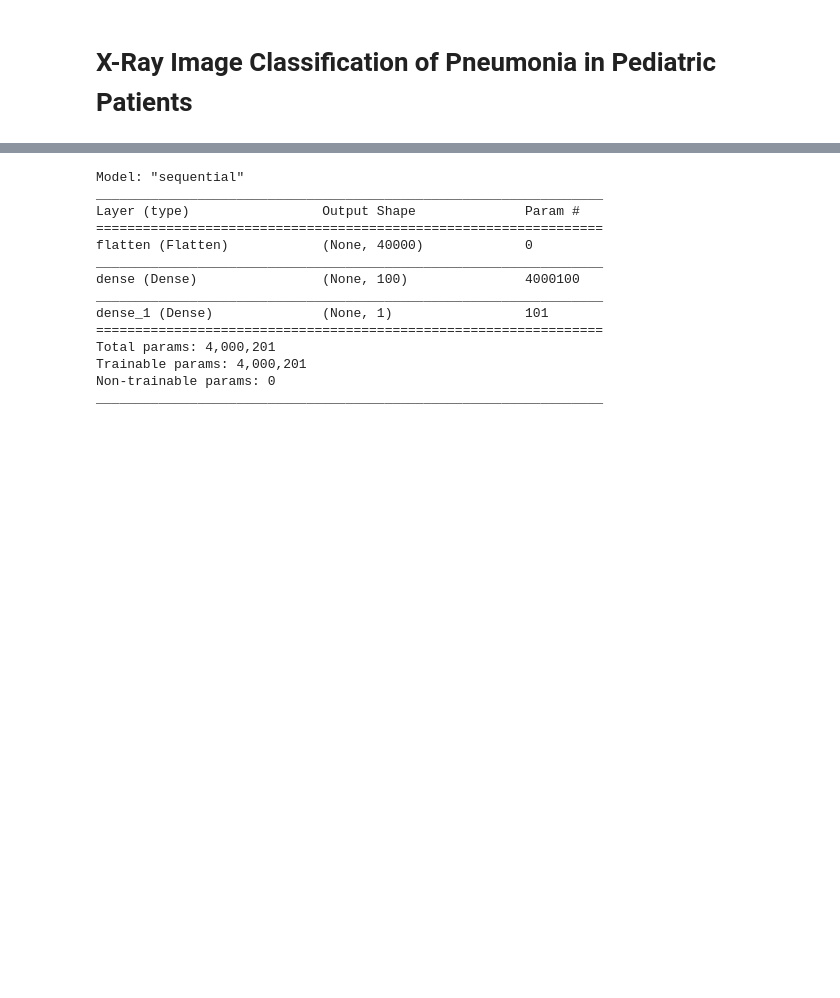
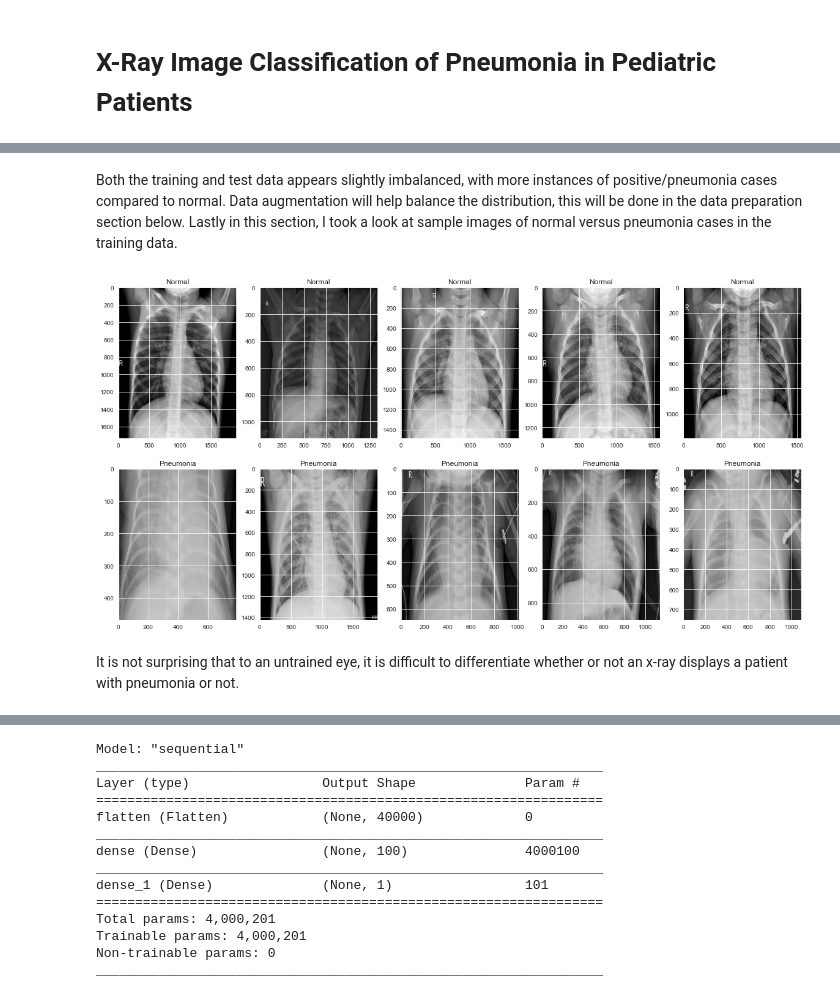
Before and after one commit to toscatle/pneumonia_xray_analysis, a Jupyter notebook: pneumonia_xray_analysis.ipynb, the cells around one changed output, grey strips where cells are left out. Saved outputs shown, nothing was run; the diff lists cells and outputs as text; code cells hidden in the pictures; blank space fills up the shorter version.

```diff
--- a/pneumonia_xray_analysis.ipynb
+++ b/pneumonia_xray_analysis.ipynb
@@ -273,0 +151,31 @@ model_1 = baseline_model()
+# %% [markdown]
+Both the training and test data appears slightly imbalanced, with more instances of positive/pneumonia cases compared to normal. Data augmentation will help balance the distribution, this will be done in the data preparation section below. Lastly in this section, I took a look at sample images of normal versus pneumonia cases in the training data.
+# %%
+#https://stackoverflow.com/questions/37593901/select-rows-randomly-based-on-condition-pandas-python
+#https://www.kaggle.com/aakashnain/beating-everything-with-depthwise-convolution?scriptVersionId=4028995&cellId=12
+
+#sampling 5 images from each label in the training data
+norm_sample = train_df.query('(label == 0)').sample(n=5)
+pneumonia_sample = train_df.query('(label ==1)').sample(n=5)
+
+#then combining the two into one list of samples
+norm_list = norm_sample['image'].tolist()
+pneu_list = pneumonia_sample['image'].tolist()
+samples = norm_list + pneu_list
+
+#creating plot for images
+f, ax = plt.subplots(2, 5, figsize=(20, 10))
+#looping through range of the number of images to display
+for i in range(10):
+    img = imread(samples[i])
+    ax[i//5,i%5].imshow(img, cmap='gray')
+    if i <5:
+        ax[i//5,i%5].set_title("Normal")
+    else:
+        ax[i//5,i%5].set_title("Pneumonia")
+    ax[i//5,i%5].set_aspect('auto')
+plt.show()
+# %% [output]
+[figure, added]
+# %% [markdown]
+It is not surprising that to an untrained eye, it is difficult to differentiate whether or not an x-ray displays a patient with pneumonia or not.
```
Also changed, not shown: parts of 104 cells of this notebook, 1 other file.
